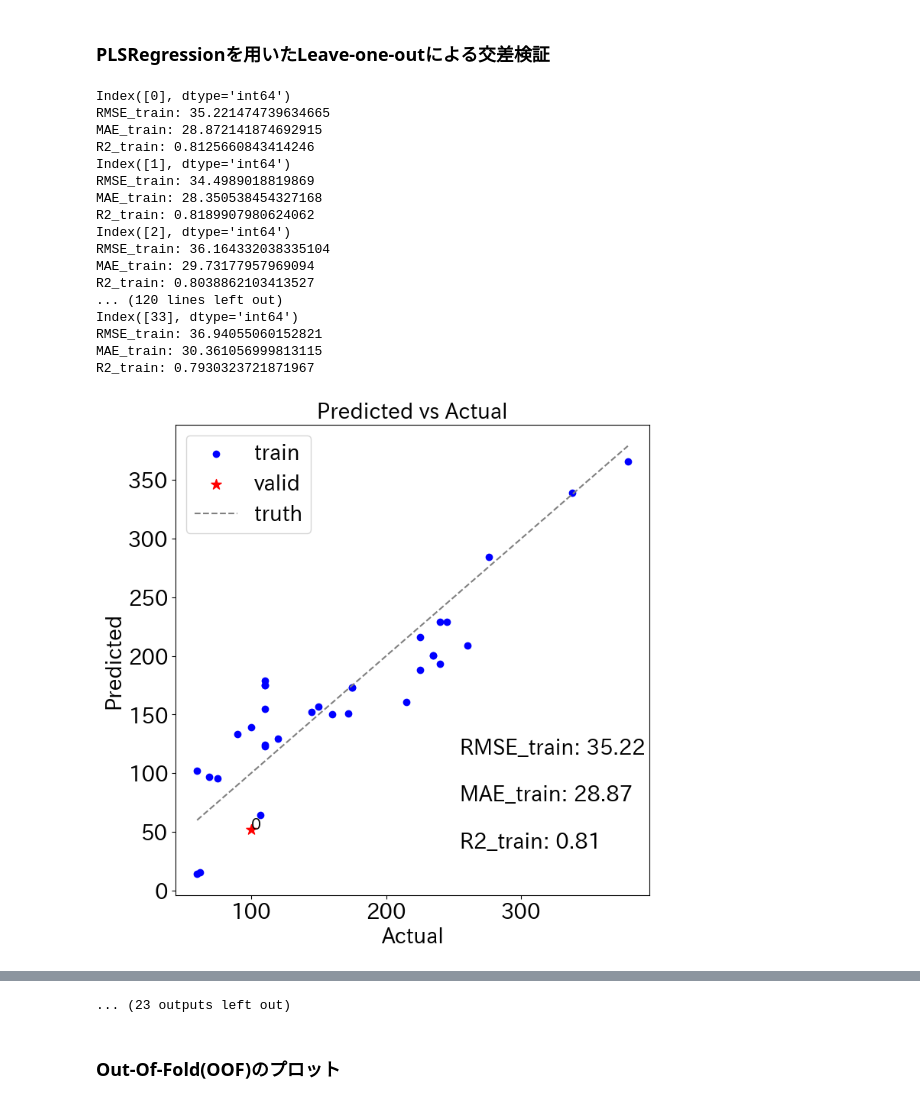
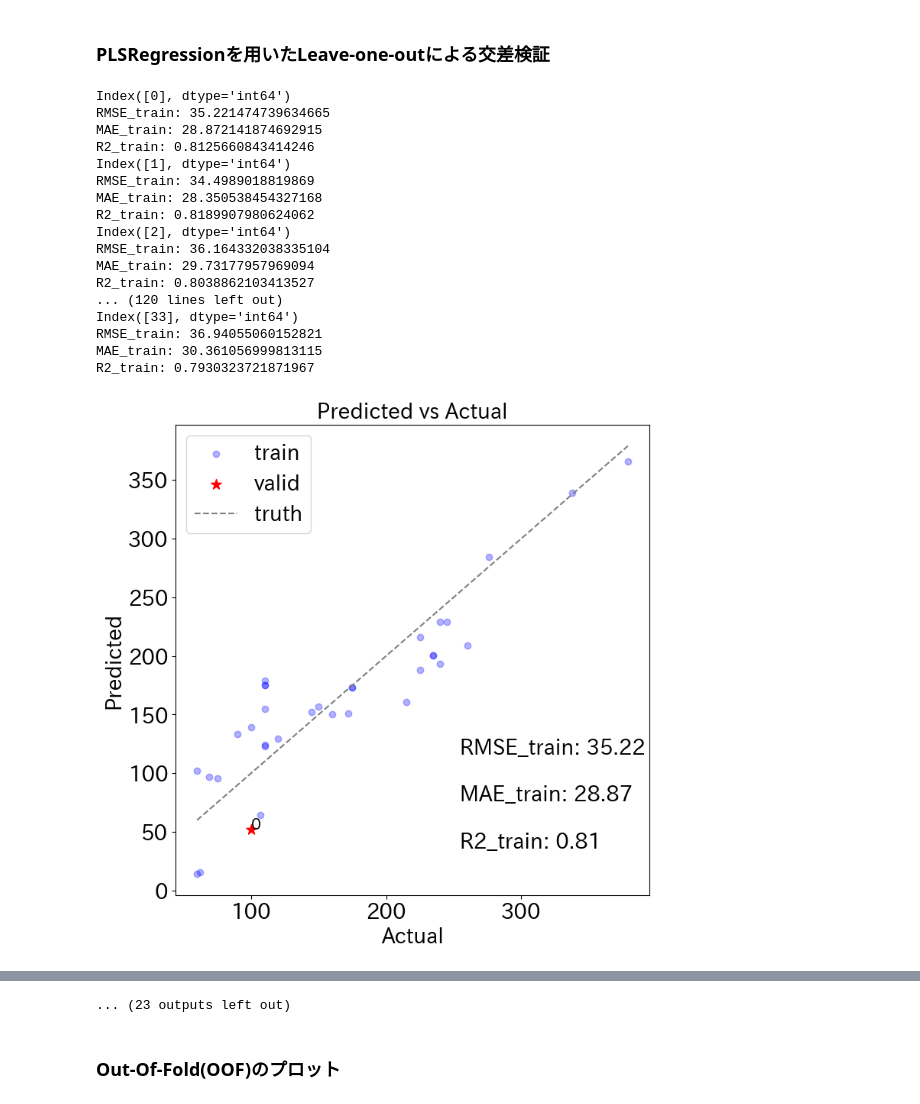
Before and after one commit to mipypf/scej-mi, a Jupyter notebook: scej_mi_chapter10.ipynb, the cells around one changed output, grey strips where cells are left out. Drawn from its saved outputs; the diff is of its cells as text; code cells hidden in the pictures.

```diff
--- a/scej_mi_chapter10.ipynb
+++ b/scej_mi_chapter10.ipynb
@@ -286,7 +286,7 @@ for train_index, valid_index in tqdm(kf.split(train_X)):
 
     plt.figure(figsize=(8, 8))
     plt.title("Predicted vs Actual")
-    plt.scatter(y_train, y_pred_train, label="train", color="blue")
+    plt.scatter(y_train, y_pred_train, label="train", color="blue", alpha=0.3)
     plt.scatter(y_valid, y_pred_valid, label="valid", color="red", marker="*", s=100)
     x_truth = np.arange(y_train.min(), y_train.max() + 1)
     y_truth = x_truth
@@ -297,31 +297,31 @@ for train_index, valid_index in tqdm(kf.split(train_X)):
     )
     plt.text(
         0.6, 0.2, f"MAE_train: {tmp_maes_train:.2f}", transform=plt.gca().transAxes
     )
     plt.text(0.6, 0.1, f"R2_train: {tmp_r2_train:.2f}", transform=plt.gca().transAxes)
     # plt.txtでvalid_indexに対応するサンプルIDを表示
     for i, txt in enumerate(data.iloc[valid_index].index):
         plt.text(y_valid[i], y_pred_valid[i], txt, fontsize=15)
 
     plt.xlabel("Actual")
     plt.ylabel("Predicted")
     plt.legend()
 # %% [output]
 Index([0], dtype='int64')
 RMSE_train: 35.221474739634665
 MAE_train: 28.872141874692915
 R2_train: 0.8125660843414246
 Index([1], dtype='int64')
 RMSE_train: 34.4989018819869
 MAE_train: 28.350538454327168
 R2_train: 0.8189907980624062
 Index([2], dtype='int64')
 RMSE_train: 36.164332038335104
 MAE_train: 29.73177957969094
 R2_train: 0.8038862103413527
 ... (120 lines left out)
 Index([33], dtype='int64')
 RMSE_train: 36.94055060152821
 MAE_train: 30.361056999813115
 R2_train: 0.7930323721871967
-[figure, old version]
+[figure, new version]
```
Also changed, not shown: parts of 1 cell of this notebook.
